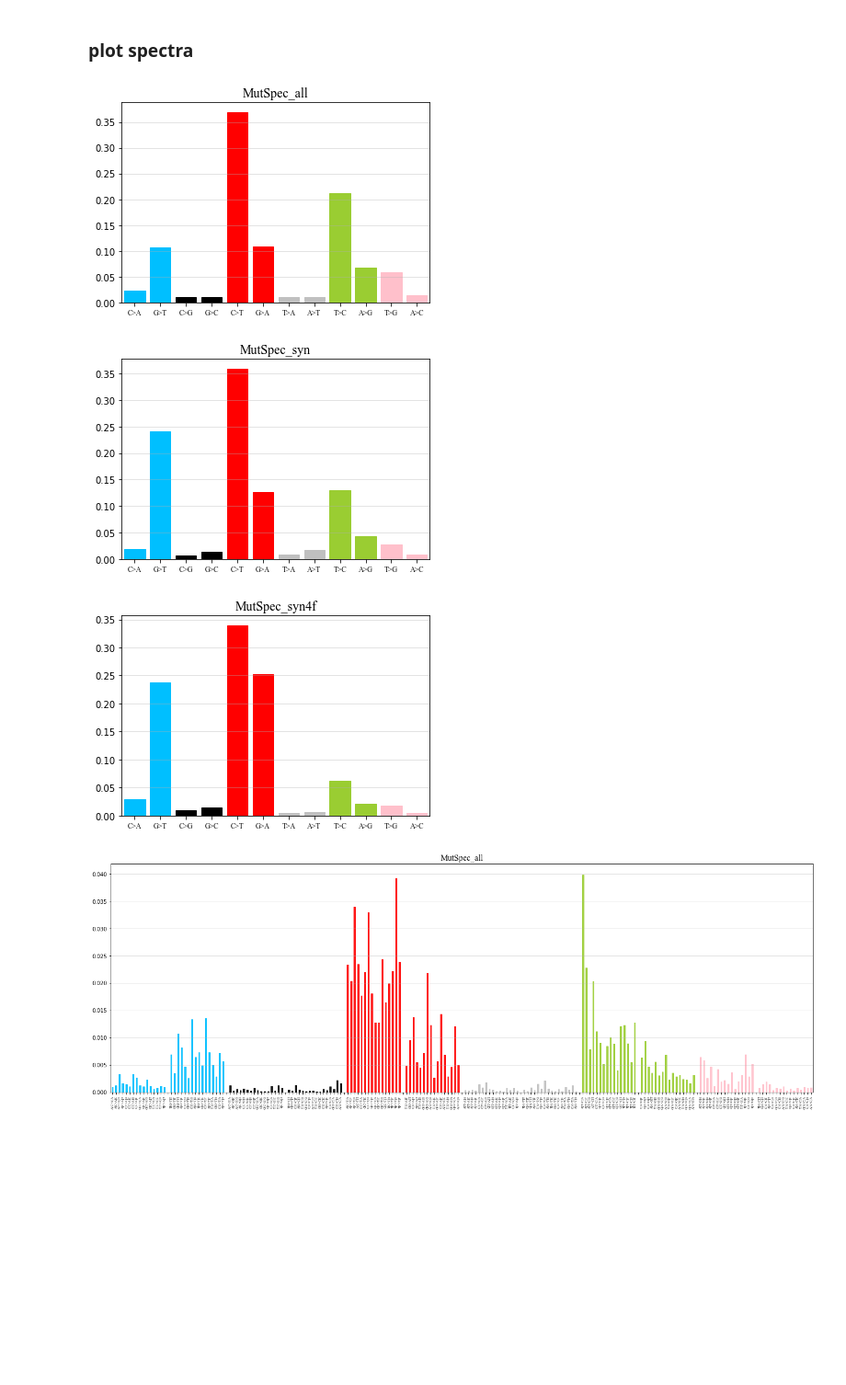
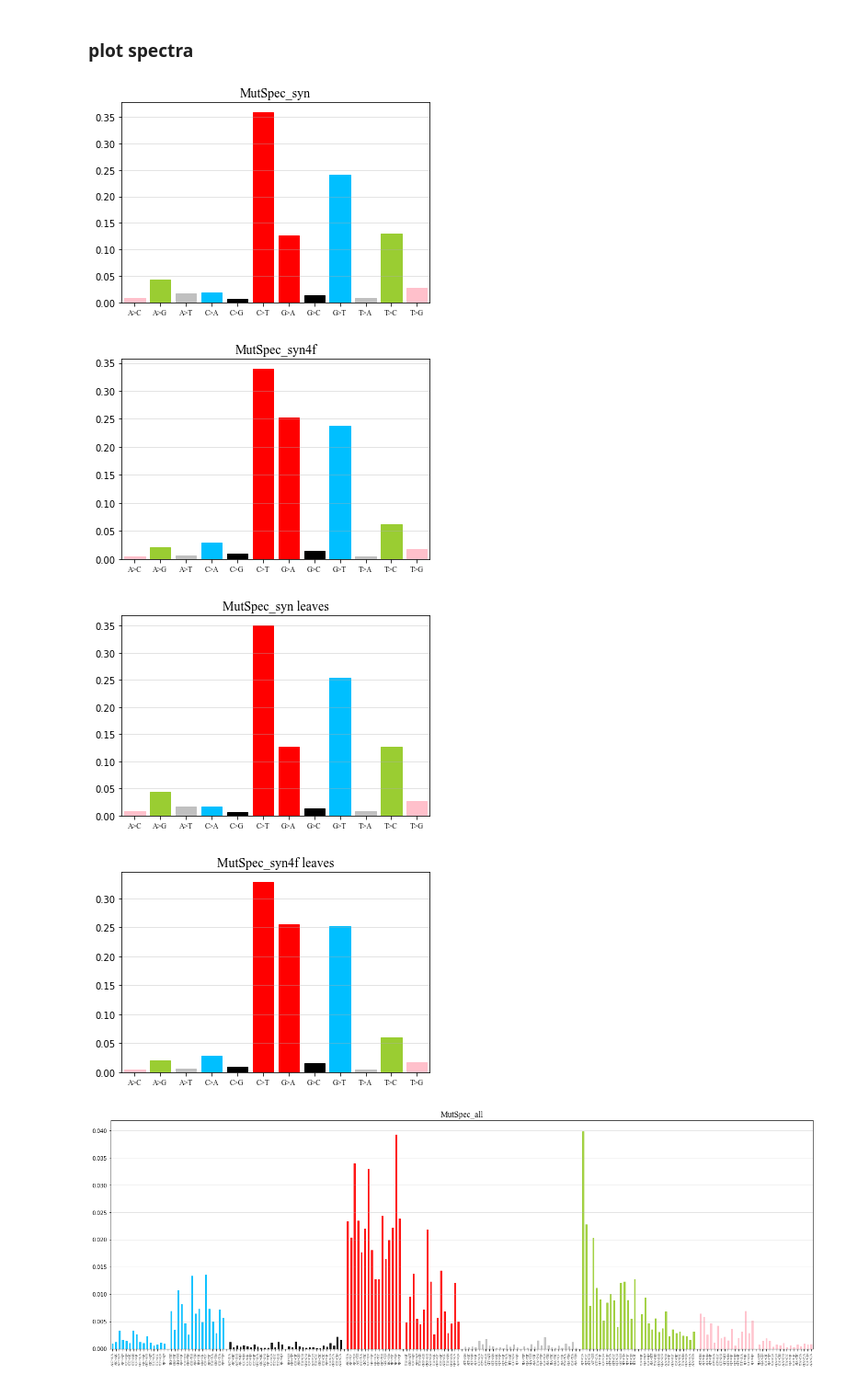
Before and after one commit to mitoclub/RNAViralMutSpec, a Jupyter notebook: notebooks/13.mutspec_verification.ipynb, the cells around one changed output. Shown at 92% size. Drawn from its saved outputs; the diff is of its cells as text; code cells hidden in the pictures; blank space fills up the shorter version.

Commit message:
for leaves addded

```diff
--- a/notebooks/13.mutspec_verification.ipynb
+++ b/notebooks/13.mutspec_verification.ipynb
@@ -381,13 +381,13 @@ genes_obs_df
 # %%
-obs12 = pd.read_csv('../data/observed_mutations_full_genome12.csv')
-exp12 = pd.read_csv('../data/expexted_mutations_full_genome12.csv')
+obs12 = pd.read_csv('../data/spectra_verification/observed_mutations_full_genome12leaves.csv')
+exp12 = pd.read_csv('../data/spectra_verification/expexted_mutations_full_genome12.csv')
 exp12['sbs12'] = exp12['sbs12'].str.replace('U', 'T')
 ms12 = pd.merge(obs12, exp12, on='sbs12')
 ms12.rename(columns={'sbs12':'Mut'}, inplace=True)
 for mt in ['all', 'syn', 'syn4f']:
     ms12[f'MutSpec_{mt}'] = ms12[f'ObsMut_{mt}'] / ms12[f'ExpMut_{mt}']
     ms12[f'MutSpec_{mt}'] = ms12[f'MutSpec_{mt}'] / ms12[f'MutSpec_{mt}'].sum()
-ms12.to_csv('../data/spectra12.csv', index=False)
+ms12.to_csv('../data/spectra_verification/spectra12leaves.csv', index=False)
 ms12
 # %% [output]
 |  | Mut | ObsMut_all | ObsMut_syn | ObsMut_syn4f | ExpMut_all | ExpMut_syn | ExpMut_syn4f | MutSpec_all | ... |
@@ -406,12 +406,12 @@ ms12
 # %%
-obs192 = pd.read_csv('../data/observed_mutations_full_genome192.csv')
-exp192 = pd.read_csv('../data/expexted_mutations_full_genome192.csv')
+obs192 = pd.read_csv('../data/spectra_verification/observed_mutations_full_genome192leaves.csv')
+exp192 = pd.read_csv('../data/spectra_verification/expexted_mutations_full_genome192.csv')
 exp192['Mut'] = exp192['Mut'].str.replace('U', 'T')
 ms192 = pd.merge(obs192, exp192, on='Mut')
 for mt in ['all', 'syn', 'syn4f']:
     ms192[f'MutSpec_{mt}'] = ms192[f'ObsMut_{mt}'] / ms192[f'ExpMut_{mt}']
     ms192[f'MutSpec_{mt}'] = ms192[f'MutSpec_{mt}'] / ms192[f'MutSpec_{mt}'].sum()
-ms192.to_csv('../data/spectra192.csv', index=False)
+ms192.to_csv('../data/spectra_verification/spectra192leaves.csv', index=False)
 ms192
 # %% [output]
 |  | Mut | ObsMut_all | ObsMut_syn | ObsMut_syn4f | ExpMut_all | ExpMut_syn | ExpMut_syn4f | MutSpec_all | ... |
@@ -432,10 +488,17 @@ ms192
 # %%
-for mt in ['all', 'syn', 'syn4f']:
-    plot_mutspec12(ms12, f'MutSpec_{mt}', f'MutSpec_{mt}')
+ms12 = pd.read_csv('../data/spectra_verification/spectra12.csv')
+for mt in ['syn', 'syn4f']:
+    plot_mutspec12_custom(ms12, f'MutSpec_{mt}', f'MutSpec_{mt}')
 # %% [output]
-[figure, old version]
+[figure, new version]
-[figure, old version]
+[figure, new version]
-[figure, removed]
+# %%
+ms12 = pd.read_csv('../data/spectra_verification/spectra12leaves.csv')
+for mt in ['syn', 'syn4f']:
+    plot_mutspec12_custom(ms12, f'MutSpec_{mt}', f'MutSpec_{mt} leaves')
+# %% [output]
+[figure, added]
+[figure, added]
 # %%
 for mt in ['all', 'syn', 'syn4f']:
     plot_mutspec192(ms192, f'MutSpec_{mt}', f'MutSpec_{mt}')
```
Also changed, not shown: parts of 11 cells of this notebook, 7 other files.
